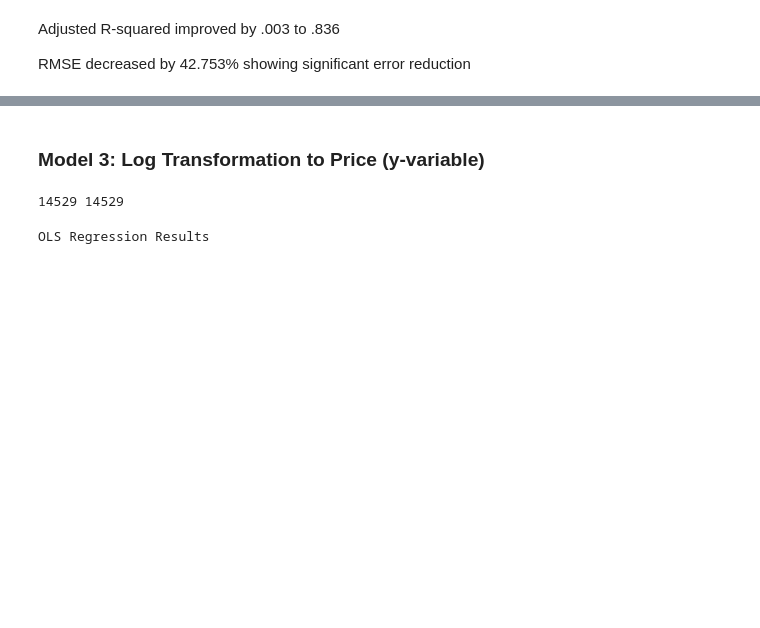
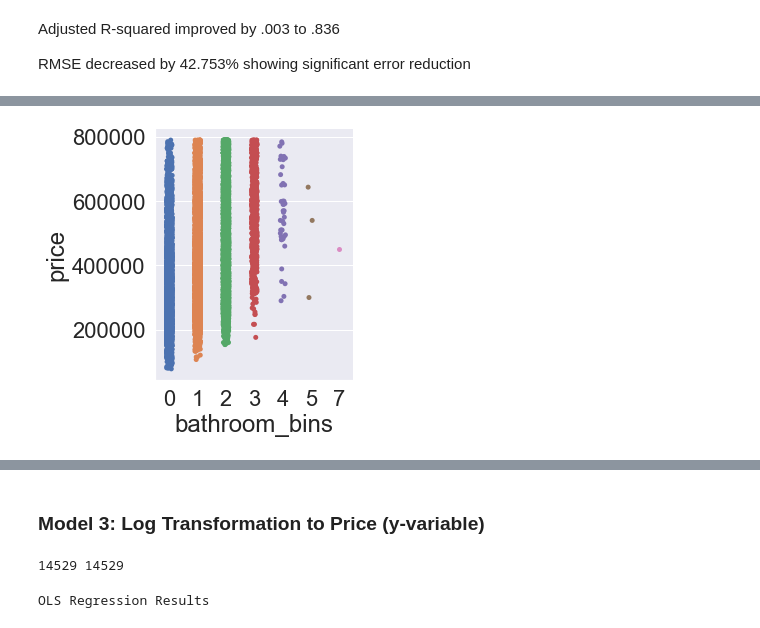
Before and after one commit to Stenke/King-County-Housing-Regression-Analysis, a Jupyter notebook: House(party)_Modeling.ipynb, the cells around one changed output, grey strips where cells are left out. Cells and saved outputs as stored; diff of their text form; code cells hidden in the pictures; blank space fills up the shorter version.

```diff
--- a/House(party)_Modeling.ipynb
+++ b/House(party)_Modeling.ipynb
@@ -410,0 +499,3 @@ RMSE decreased by 42.753% showing significant error reduction
+# %%
+bins = [0,1,2,3,4,5,6,7,8]
+upHouse_data_prim['bathroom_bins'] = pd.cut(upHouse_data_prim['bathrooms'], bins ,include_lowest = True)
@@ -410,0 +508,3 @@ RMSE decreased by 42.753% showing significant error reduction
+# %%
+upHouse_data_prim['bathroom_bins'] = upHouse_data_prim['bathroom_bins'].cat.codes
+upHouse_data_prim['bathroom_bins'].value_counts()
@@ -410,0 +525,4 @@ RMSE decreased by 42.753% showing significant error reduction
+# %%
+sns.catplot(x="bathroom_bins", y="price", data=upHouse_data_prim);
+# %% [output]
+[figure, added]
```
Also changed, not shown: parts of 35 cells of this notebook, 1 other file.
